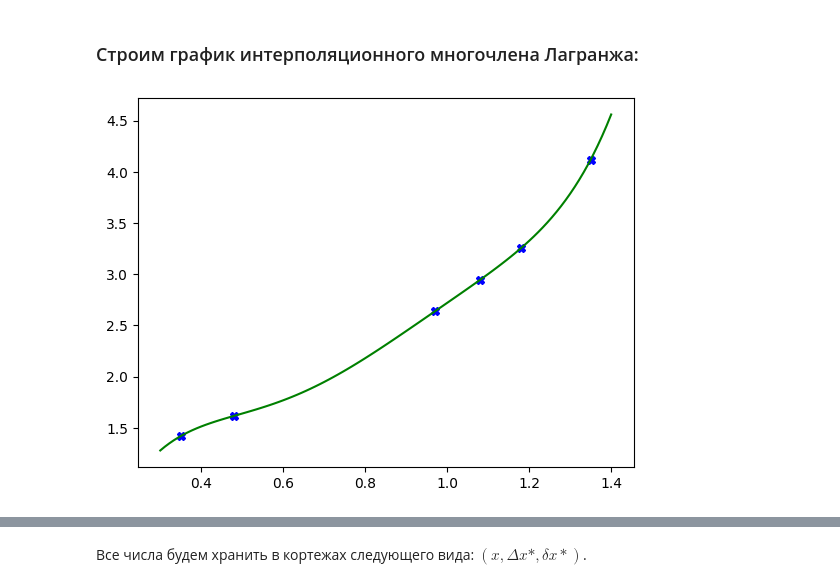
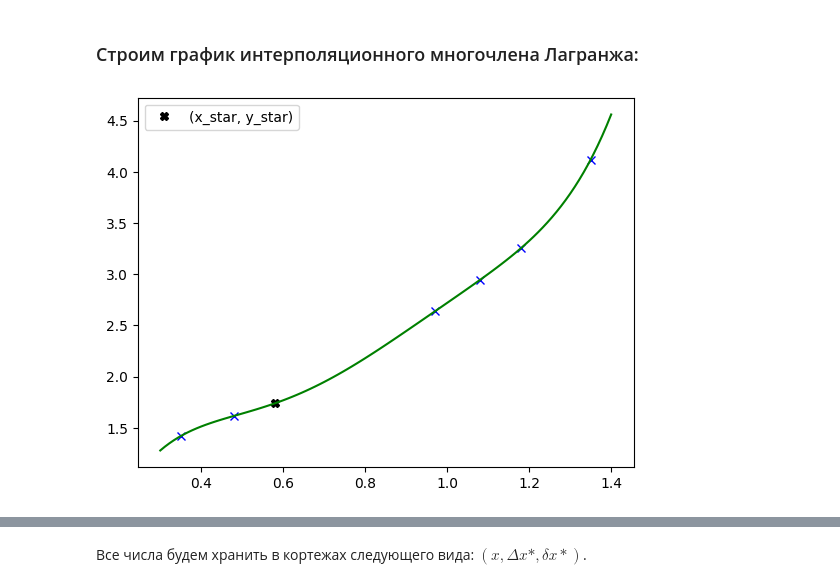
Before and after one commit to akshin-kuvshin/numerical-methods, a Jupyter notebook: lab2/lab2.ipynb, the cells around one changed output, grey strips where cells are left out. Drawn from its saved outputs; the diff is of its cells as text; code cells hidden in the pictures.

```diff
--- a/lab2/lab2.ipynb
+++ b/lab2/lab2.ipynb
@@ -62,16 +62,19 @@ np.float64(1.7392512750270868)
 # %%
 x_min = 0.3
 x_max = 1.4
 m = 100
 
 for x_i, y_i in zip(x, y):
-    plt.plot(x_i, y_i, 'X', color='blue')
+    plt.plot(x_i, y_i, 'x', color='blue')
+
+plt.plot(x_star, y_star, 'X', color='black', label='(x_star, y_star)')
 
 x_ = np.linspace(x_min, x_max, num=m)
 y_ = np.array(list(map(f_lagrange, x_)))
 plt.plot(x_, y_, '-', color='green')
 
+plt.legend()
 plt.show()
 # %% [output]
-[figure, old version]
+[figure, new version]
 # %% [markdown]
```
Also changed, not shown: parts of 35 cells of this notebook.
